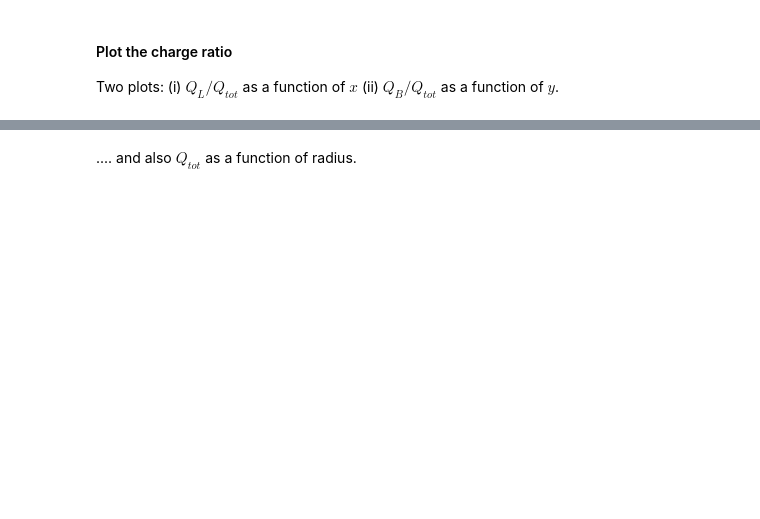
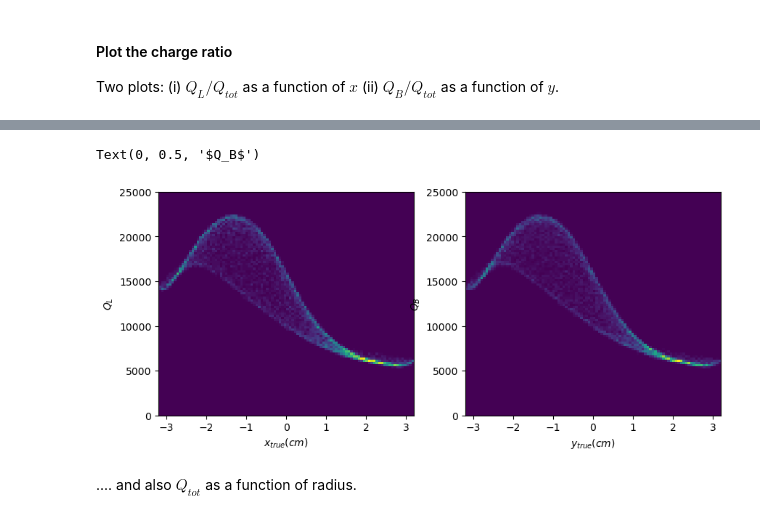
Before and after one commit to acolijn/OptoSim, a Jupyter notebook: notebook/ReadDataVerification.ipynb, the cells around one changed output, grey strips where cells are left out. Saved outputs shown, nothing was run; the diff lists cells and outputs as text; code cells hidden in the pictures; blank space fills up the shorter version.

```diff
--- a/notebook/ReadDataVerification.ipynb
+++ b/notebook/ReadDataVerification.ipynb
@@ -100,3 +126,18 @@ Text(0, 0.5, '$Q_B / Q_{tot}$')
+# %%
+fig, axs = plt.subplots(1, 2, figsize=(10, 4))
+
+R = events.config['geometry']['radius']
+
+h1 = axs[0].hist2d(df['x'],df['q_l'],bins=(100,100), range=((-R,R),(0,25000)))
+axs[0].set_xlabel('$x_{true} (cm)$')
+axs[0].set_ylabel('$Q_L$')
+
+h2 = axs[1].hist2d(df['y'],df['q_b'],bins=(100,100), range=((-R,R),(0,25000)))
+axs[1].set_xlabel('$y_{true} (cm)$')
+axs[1].set_ylabel('$Q_B$')
+# %% [output]
+Text(0, 0.5, '$Q_B$')
+[figure, added]
 # %% [markdown]
 .... and also $Q_{tot}$ as a function of radius.
 # %%
```
Also changed, not shown: parts of 10 cells of this notebook, 5 other files.
